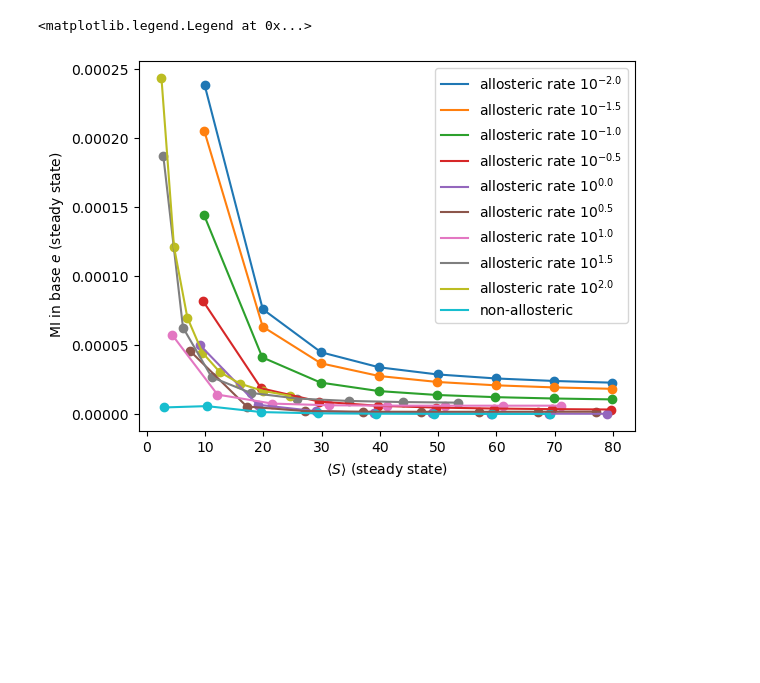
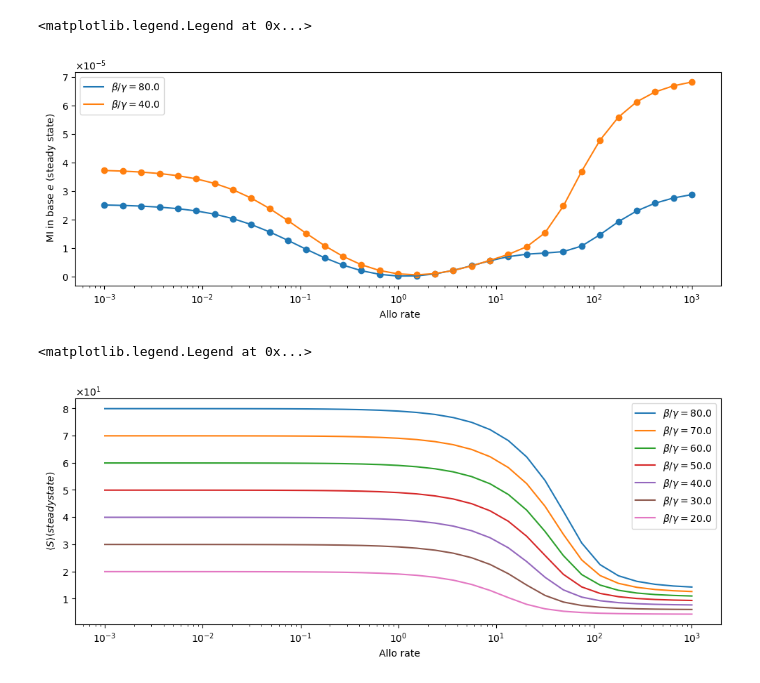
Before and after one commit to PessoaP/Allostery_model, a Jupyter notebook: Allostery loop.ipynb, the cells around one changed output. Saved outputs shown, nothing was run; the diff lists cells and outputs as text; code cells hidden in the pictures; blank space fills up the shorter version.

```diff
--- a/Allostery loop.ipynb
+++ b/Allostery loop.ipynb
@@ -79,17 +56,41 @@ array([[4.89977306e-05, 4.78896081e-05, 4.46692126e-05, 3.66702737e-05,
-# %%
-S_steady_per_rate = np.array(S_steady_allo).T
-MI_steady_per_rate = np.array(MI_steady_allo).T
-
-[plt.plot(S,MI,label='allosteric rate $10^{{ {} }}$'.format(np.log10(rate))) for (S,MI, rate) in zip(S_steady_per_rate[2:-2],
-                                                                                          MI_steady_per_rate[2:-2],
-                                                                                          allo_rate_list[2:-2])]
-[plt.scatter(S,MI) for (S,MI, rate) in zip(S_steady_per_rate[2:-2],MI_steady_per_rate[2:-2],allo_rate_list[2:-2])]
-plt.scatter(S_steady_nonallo,MI_steady_nonallo)
-plt.plot(S_steady_nonallo,MI_steady_nonallo,label='non-allosteric')
-plt.xlabel(r'$\langle S \rangle $ (steady state)')
-plt.ylabel(' MI in base $e$ (steady state)')
-plt.legend()
-# %% [output]
-<matplotlib.legend.Legend at 0x...>
-[figure, removed]
+# %%
+fig, ax = plt.subplots(1, 1, figsize=(10, 4))
+
+ind = np.logical_or(bog_list==40,bog_list==80)
+
+[ax.plot(al[:-1],MI[:-1],label=r'$\beta / \gamma ={}$'.format(bog)) for al,MI,bog in zip(allo[ind],MI_steady[ind],bog_list[ind]) ]
+[ax.scatter(al[:-1],MI[:-1]) for al,MI,bog in zip(allo[ind],MI_steady[ind],bog_list[ind]) ]
+
+
+plt.xlabel(r' Allo rate')
+plt.xscale('log')
+
+ax.set_ylabel(' MI in base $e$ (steady state)')
+plt.tight_layout()
+
+ax.yaxis.set_major_formatter(ticker.ScalarFormatter(useMathText=True))
+ax.ticklabel_format(style='sci', axis='y', scilimits=(0,0))
+plt.legend()
+# %% [output]
+<matplotlib.legend.Legend at 0x...>
+[figure, added]
+# %%
+fig, ax = plt.subplots(1, 1, figsize=(10, 4))
+
+
+[ax.plot(al[:-1],S[:-1],label=r'$\beta / \gamma ={}$'.format(bog)) for al,S,bog in zip(allo,S_steady,bog_list) ]
+#[ax.scatter(al[:-1],S[:-1]) for al,S,bog in zip(allo,S_steady,bog_list) ]
+
+
+plt.xlabel(r' Allo rate')
+plt.xscale('log')
+ax.set_ylabel(r' $\langle S \rangle (steady state)$')
+plt.tight_layout()
+
+ax.yaxis.set_major_formatter(ticker.ScalarFormatter(useMathText=True))
+ax.ticklabel_format(style='sci', axis='y', scilimits=(0,0))
+plt.legend()
+# %% [output]
+<matplotlib.legend.Legend at 0x...>
+[figure, added]
 # %%
```
Also changed, not shown: parts of 9 cells of this notebook, 4 other files.
